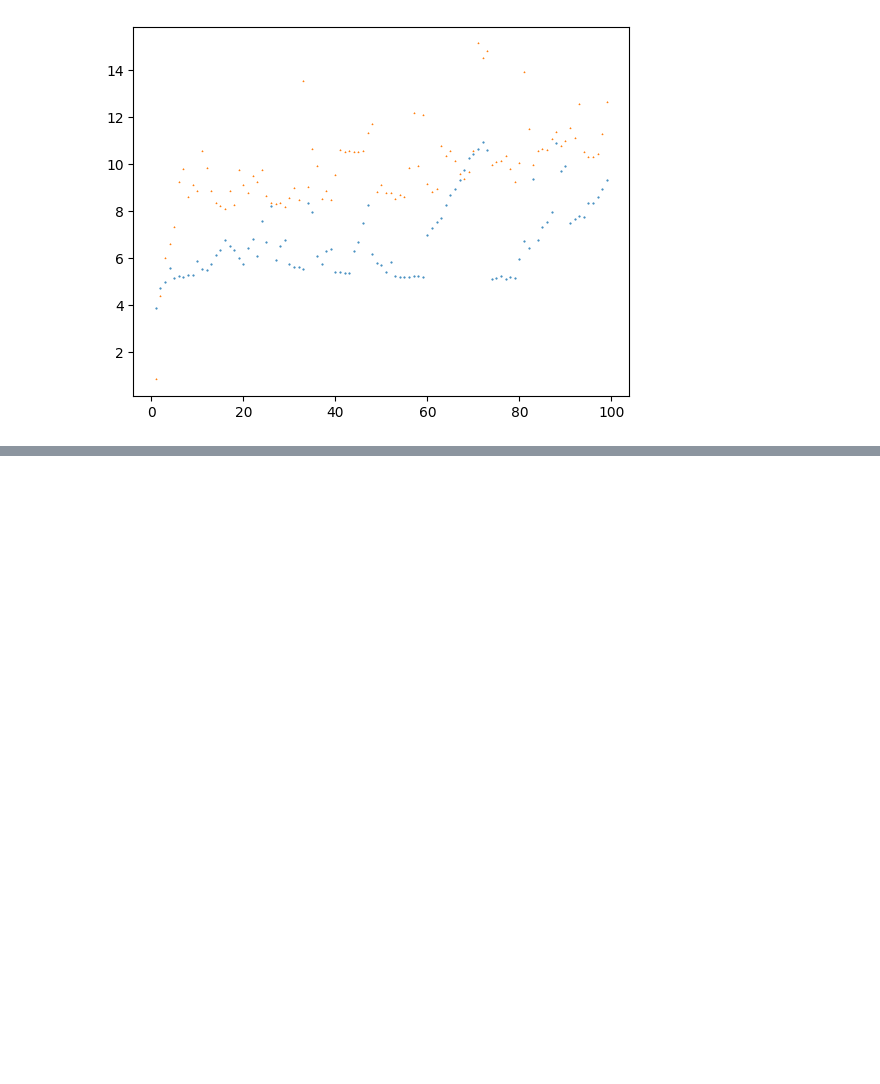
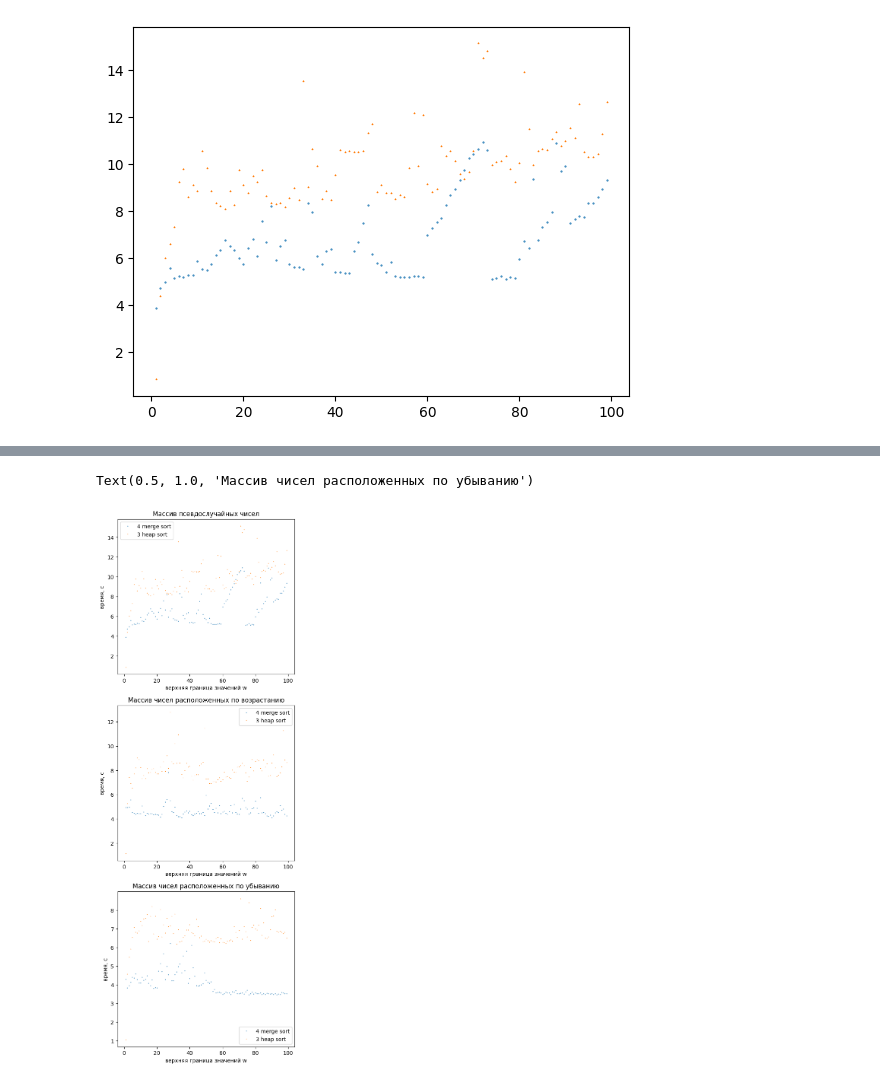
Before and after one commit to Puchiglass/Lab--Algorithms-and-Complexity-of-analysis-, a Jupyter notebook: task2_2.ipynb, the cells around one changed output, grey strips where cells are left out. Saved outputs shown, nothing was run; the diff lists cells and outputs as text; code cells hidden in the pictures; blank space fills up the shorter version.

```diff
--- a/task2_2.ipynb
+++ b/task2_2.ipynb
@@ -110,24 +113,27 @@ plt.plot(x_ax, heap_lower_times, 'v', markersize = 0.3)
 # %%
 """ Графики по всем 3 наполнениям массивов """
 fig, (ax1, ax2, ax3) = plt.subplots(3, 1, figsize=(6, 18))
 
-l1, = ax1.plot(x_ax, merge_rand_times, 'o', markersize=0.3)
-l2, = ax1.plot(x_ax, heap_rand_times, 'v', markersize=0.3)
+l1, = ax1.plot(x_ax, merge_rand_times, 'o', markersize=0.5)
+l2, = ax1.plot(x_ax, heap_rand_times, 'v', markersize=0.5)
 ax1.legend([l1, l2], ['4 merge sort', '3 heap sort'])
 ax1.set_xlabel('верхняя граница значений w')
 ax1.set_ylabel('время, с')
 ax1.set_title('Массив псевдослучайных чисел')
 
-l3, = ax2.plot(x_ax, merge_greate_times, 'o', markersize=0.3)
-l4, = ax2.plot(x_ax, heap_greate_times, 'v', markersize=0.3)
+l3, = ax2.plot(x_ax, merge_greate_times, 'o', markersize=0.5)
+l4, = ax2.plot(x_ax, heap_greate_times, 'v', markersize=0.5)
 ax2.legend([l3, l4], ['4 merge sort', '3 heap sort'])
 ax2.set_xlabel('верхняя граница значений w')
 ax2.set_ylabel('время, с')
 ax2.set_title('Массив чисел расположенных по возрастанию')
 
-l5, = ax3.plot(x_ax, merge_lower_times, 'o', markersize=0.3)
-l6, = ax3.plot(x_ax, heap_lower_times, 'v', markersize=0.3)
+l5, = ax3.plot(x_ax, merge_lower_times, 'o', markersize=0.5)
+l6, = ax3.plot(x_ax, heap_lower_times, 'v', markersize=0.5)
 ax3.legend([l3, l4], ['4 merge sort', '3 heap sort'])
 ax3.set_xlabel('верхняя граница значений w')
 ax3.set_ylabel('время, с')
-ax3.set_title('Массив чисел расположенных по возрастанию')
+ax3.set_title('Массив чисел расположенных по убыванию')
+# %% [output]
+Text(0.5, 1.0, 'Массив чисел расположенных по убыванию')
+[figure, added]
```
Also changed, not shown: parts of 2 cells of this notebook.
